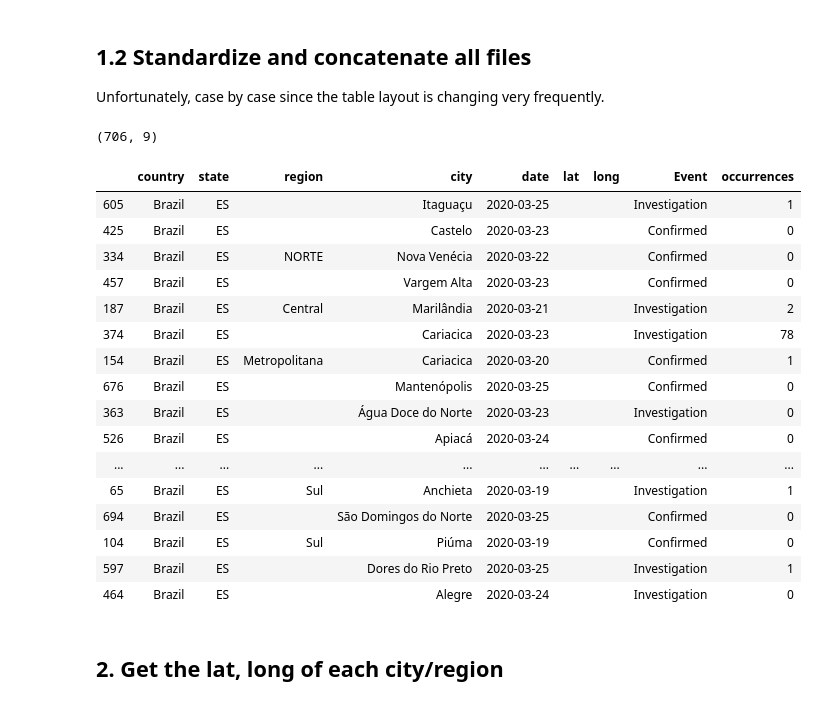
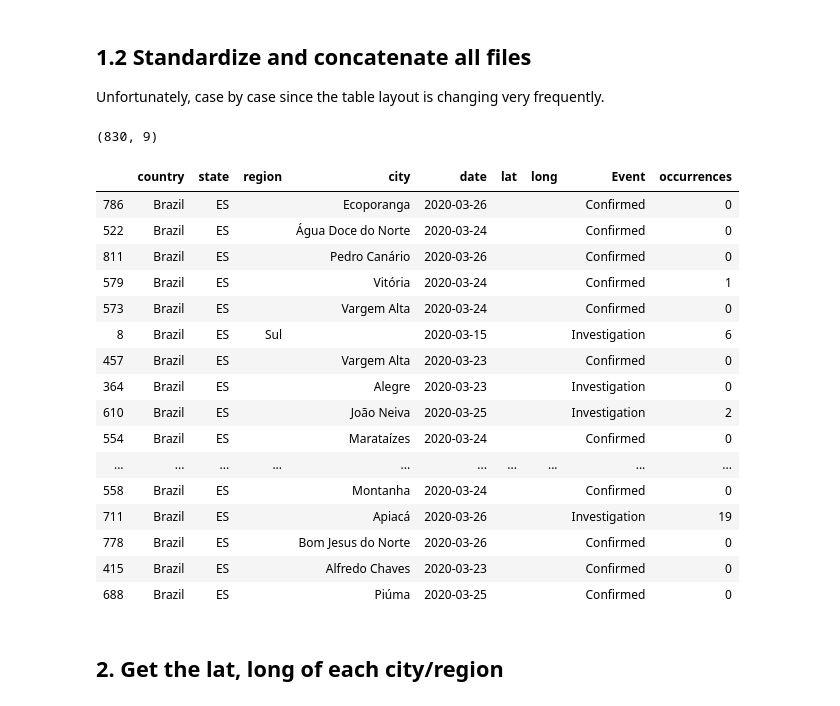
Before and after one commit to FabricioMatos/map-covid-19-es, a Jupyter notebook: 01-covid-19-map.ipynb, the cells around one changed output. Cells and saved outputs as stored; diff of their text form; code cells hidden in the pictures.

```diff
--- a/01-covid-19-map.ipynb
+++ b/01-covid-19-map.ipynb
@@ -189,6 +190,32 @@ def process_city_only(df, day):
     return df_result
 
 
+def process_city_only_20200326(df, day):
+    """
+    Columns: [' Município de residência ', ' Caso confirmado ', ' Caso descartado ',
+       ' Caso suspeito ', ' Total ']
+    """
+    df_i = df[[' Município de residência ', ' Caso suspeito ']].copy()
+    df_i.columns = ['city', 'occurrences']
+    df_i['Event'] = 'Investigation'
+
+    df_c = df[[' Município de residência ',  ' Caso confirmado ']].copy()
+    df_c.columns = ['city', 'occurrences']
+    df_c['Event'] = 'Confirmed'
+
+    for df in [df_i, df_c]:
+        df['country'] = 'Brazil'
+        df['state'] = 'ES'
+        df['region'] = ''
+        df['date'] = f'{day[0:4]}-{day[4:6]}-{day[6:8]}'
+        df['lat'] = ''
+        df['long'] = ''
+
+    df_result = pd.concat([df_i, df_c])
+    df_result = df_result[['country', 'state', 'region', 'city', 'date', 'lat', 'long', 'Event', 'occurrences']]
+    return df_result
+
+
 def clear(value):
     result = str(value).strip().replace('\xa0', '').replace('-', '')
     result = result.replace('Caso do Rio de Janeiro identificado em Vitória', 'Vitória')
@@ -198,6 +225,8 @@ def clear(value):
 def clear_occurrences(value):
     value = str(value).strip().replace('-', '')
     value = value.replace('.', '').replace('39 + 1*', '40')
+    value = value.replace('47\xa0+ 1*', '48')
+
     if value == '':
         value = '0'
     return int(value)
@@ -211,50 +240,54 @@ def standardize_dataset(dfs):
         elif day in ['20200319', '20200320', '20200321']:
             df_day = process_region_and_city(dfs[day], day)
             dfs_std = dfs_std + [df_day]
         elif day in ['20200322']:
             df_day = process_region_city_and_zone(dfs[day], day)
             dfs_std = dfs_std + [df_day]
         elif day in ['20200323', '20200324', '20200325']:
             df_day = process_city_only(dfs[day], day)
             dfs_std = dfs_std + [df_day]
+        elif day in ['20200326']:
+            df_day = process_city_only_20200326(dfs[day], day)
+            dfs_std = dfs_std + [df_day]
+
     df = pd.concat(dfs_std)
 
     df['city'] = df['city'].apply(lambda c: clear(c))
     df['region'] = df['region'].apply(lambda c: clear(c))
     df['occurrences'] = df['occurrences'].apply(lambda c: clear_occurrences(c))
 
 
     df = df[~df.city.str.startswith('TOTAL')]
     df = df[~df.city.str.startswith('Total')]
     df = df[~df.region.str.startswith('TOTAL')]
     df = df[~df.region.str.startswith('Total')]
     df['occurrences'].fillna('0', inplace=True)
     df.fillna('', inplace=True)
     return df.copy().reset_index(drop=True)
 
 df = standardize_dataset(dfs)
 df.to_csv('./data/prepared_dataset.csv', index=False)
 print(df.shape)
 df.sample(20, random_state=1)
 # %% [output]
-(706, 9)
+(830, 9)
 |  | country | state | region | city | date | lat | long | Event | occurrences |
-| 605 | Brazil | ES |  | Itaguaçu | 2020-03-25 |  |  | Investigation | 1 |
-| 425 | Brazil | ES |  | Castelo | 2020-03-23 |  |  | Confirmed | 0 |
-| 334 | Brazil | ES | NORTE | Nova Venécia | 2020-03-22 |  |  | Confirmed | 0 |
+| 786 | Brazil | ES |  | Ecoporanga | 2020-03-26 |  |  | Confirmed | 0 |
+| 522 | Brazil | ES |  | Água Doce do Norte | 2020-03-24 |  |  | Confirmed | 0 |
+| 811 | Brazil | ES |  | Pedro Canário | 2020-03-26 |  |  | Confirmed | 0 |
+| 579 | Brazil | ES |  | Vitória | 2020-03-24 |  |  | Confirmed | 1 |
+| 573 | Brazil | ES |  | Vargem Alta | 2020-03-24 |  |  | Confirmed | 0 |
+| 8 | Brazil | ES | Sul |  | 2020-03-15 |  |  | Investigation | 6 |
 | 457 | Brazil | ES |  | Vargem Alta | 2020-03-23 |  |  | Confirmed | 0 |
-| 187 | Brazil | ES | Central | Marilândia | 2020-03-21 |  |  | Investigation | 2 |
-| 374 | Brazil | ES |  | Cariacica | 2020-03-23 |  |  | Investigation | 78 |
-| 154 | Brazil | ES | Metropolitana | Cariacica | 2020-03-20 |  |  | Confirmed | 1 |
-| 676 | Brazil | ES |  | Mantenópolis | 2020-03-25 |  |  | Confirmed | 0 |
-| 363 | Brazil | ES |  | Água Doce do Norte | 2020-03-23 |  |  | Investigation | 0 |
-| 526 | Brazil | ES |  | Apiacá | 2020-03-24 |  |  | Confirmed | 0 |
+| 364 | Brazil | ES |  | Alegre | 2020-03-23 |  |  | Investigation | 0 |
+| 610 | Brazil | ES |  | João Neiva | 2020-03-25 |  |  | Investigation | 2 |
+| 554 | Brazil | ES |  | Marataízes | 2020-03-24 |  |  | Confirmed | 0 |
 | ... | ... | ... | ... | ... | ... | ... | ... | ... | ... |
-| 65 | Brazil | ES | Sul | Anchieta | 2020-03-19 |  |  | Investigation | 1 |
-| 694 | Brazil | ES |  | São Domingos do Norte | 2020-03-25 |  |  | Confirmed | 0 |
-| 104 | Brazil | ES | Sul | Piúma | 2020-03-19 |  |  | Confirmed | 0 |
-| 597 | Brazil | ES |  | Dores do Rio Preto | 2020-03-25 |  |  | Investigation | 1 |
-| 464 | Brazil | ES |  | Alegre | 2020-03-24 |  |  | Investigation | 0 |
+| 558 | Brazil | ES |  | Montanha | 2020-03-24 |  |  | Confirmed | 0 |
+| 711 | Brazil | ES |  | Apiacá | 2020-03-26 |  |  | Investigation | 19 |
+| 778 | Brazil | ES |  | Bom Jesus do Norte | 2020-03-26 |  |  | Confirmed | 0 |
+| 415 | Brazil | ES |  | Alfredo Chaves | 2020-03-23 |  |  | Confirmed | 0 |
+| 688 | Brazil | ES |  | Piúma | 2020-03-25 |  |  | Confirmed | 0 |
 # %% [markdown]
 ## 2. Get the lat, long of each city/region
 # %%
```
Also changed, not shown: parts of 14 cells of this notebook, 6 other files.
